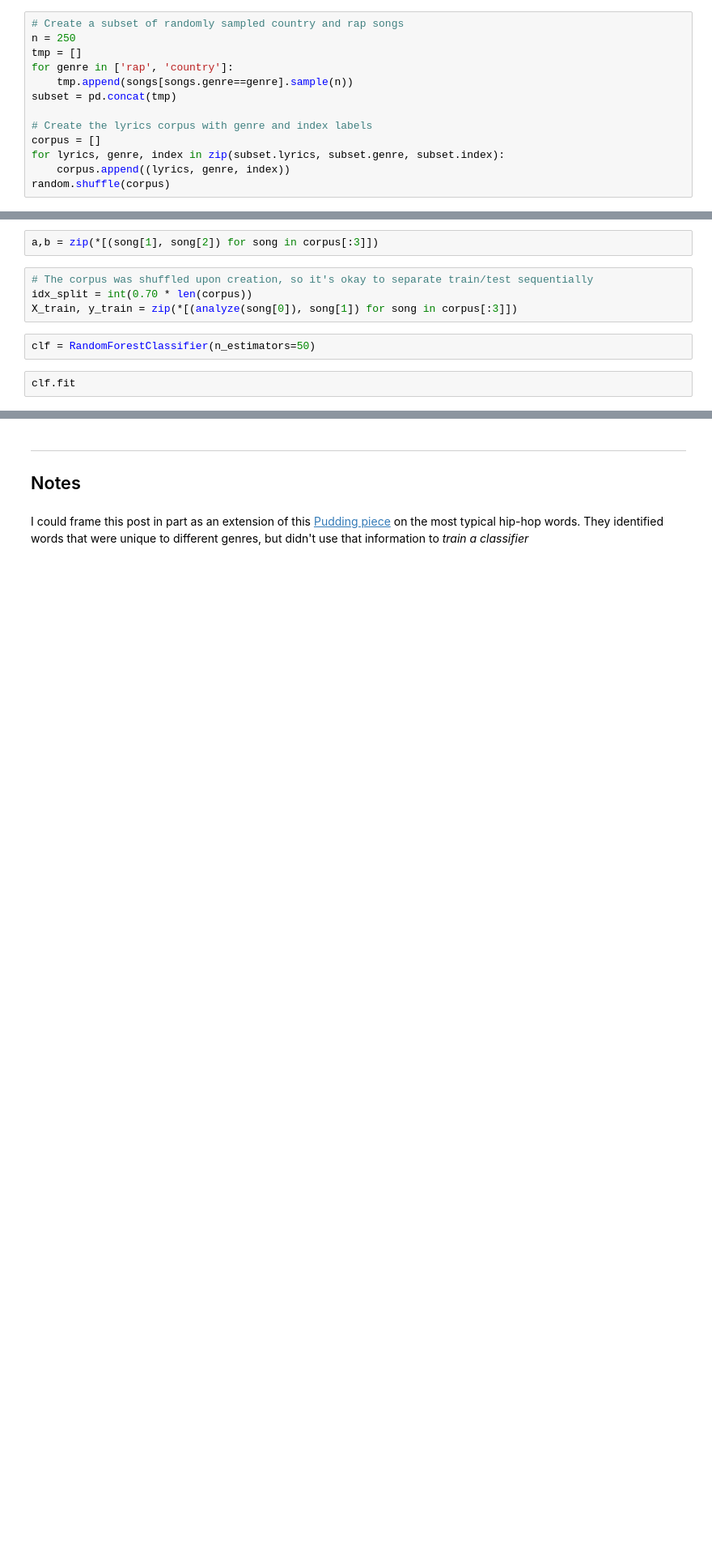
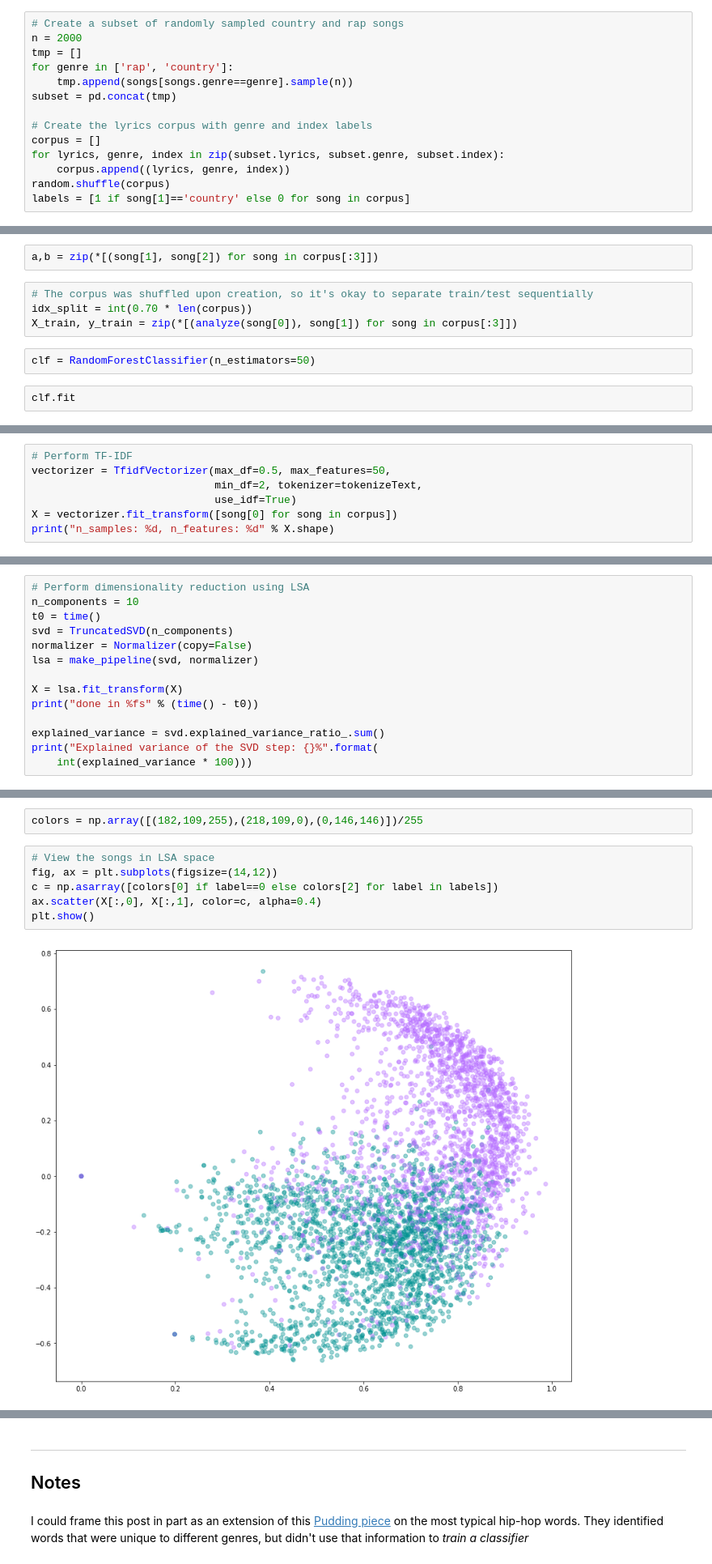
Before and after one commit to johnwmillr/MakingPredictions, a Jupyter notebook: MakingPredictions.ipynb, the cells around one changed output, grey strips where cells are left out. Shown at 81% size. Saved outputs shown, nothing was run; the diff lists cells and outputs as text; blank space fills up the shorter version.

Commit message:
Add K-means and dimensionality reduction

```diff
--- a/MakingPredictions.ipynb
+++ b/MakingPredictions.ipynb
@@ -400,7 +400,7 @@ bigram_analyze(songs.loc[0, 'lyrics'])
 As we're hoping to classify rap and country songs, it'd be convenient to create a subset of lyrics that is cleaned up and ready to use for training and testing our model. Once we're happy with the model parameters, we can train and test the model on the entire dataset
 # %%
 # Create a subset of randomly sampled country and rap songs
-n = 250
+n = 2000
 tmp = []
 for genre in ['rap', 'country']:
     tmp.append(songs[songs.genre==genre].sample(n))
@@ -411,6 +411,7 @@ corpus = []
 for lyrics, genre, index in zip(subset.lyrics, subset.genre, subset.index):
     corpus.append((lyrics, genre, index))
 random.shuffle(corpus)
+labels = [1 if song[1]=='country' else 0 for song in corpus]
 # %%
 X = bigram_vectorizer.fit_transform([doc[0] for doc in corpus]).toarray()
 X.shape
@@ -489,0 +516,7 @@ clf.fit
+# %%
+# Perform TF-IDF
+vectorizer = TfidfVectorizer(max_df=0.5, max_features=50,
+                             min_df=2, tokenizer=tokenizeText,
+                             use_idf=True)
+X = vectorizer.fit_transform([song[0] for song in corpus])
+print("n_samples: %d, n_features: %d" % X.shape)
@@ -489,0 +525,14 @@ clf.fit
+# %%
+# Perform dimensionality reduction using LSA
+n_components = 10
+t0 = time()
+svd = TruncatedSVD(n_components)
+normalizer = Normalizer(copy=False)
+lsa = make_pipeline(svd, normalizer)
+
+X = lsa.fit_transform(X)
+print("done in %fs" % (time() - t0))
+
+explained_variance = svd.explained_variance_ratio_.sum()
+print("Explained variance of the SVD step: {}%".format(
+    int(explained_variance * 100)))
@@ -489,0 +542,10 @@ clf.fit
+# %%
+colors = np.array([(182,109,255),(218,109,0),(0,146,146)])/255
+# %%
+# View the songs in LSA space
+fig, ax = plt.subplots(figsize=(14,12))
+c = np.asarray([colors[0] if label==0 else colors[2] for label in labels])
+ax.scatter(X[:,0], X[:,1], color=c, alpha=0.4)
+plt.show()
+# %% [output]
+[figure, added]
```
Also changed, not shown: parts of 18 cells of this notebook.
